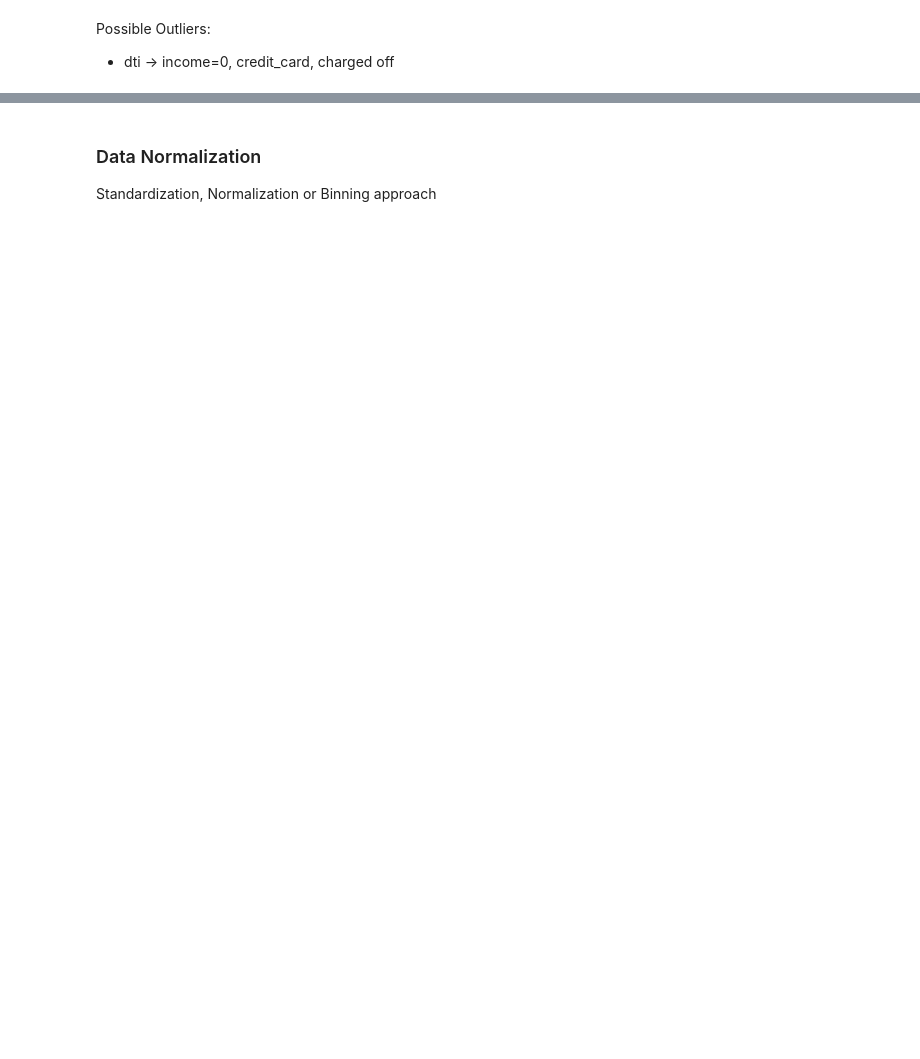
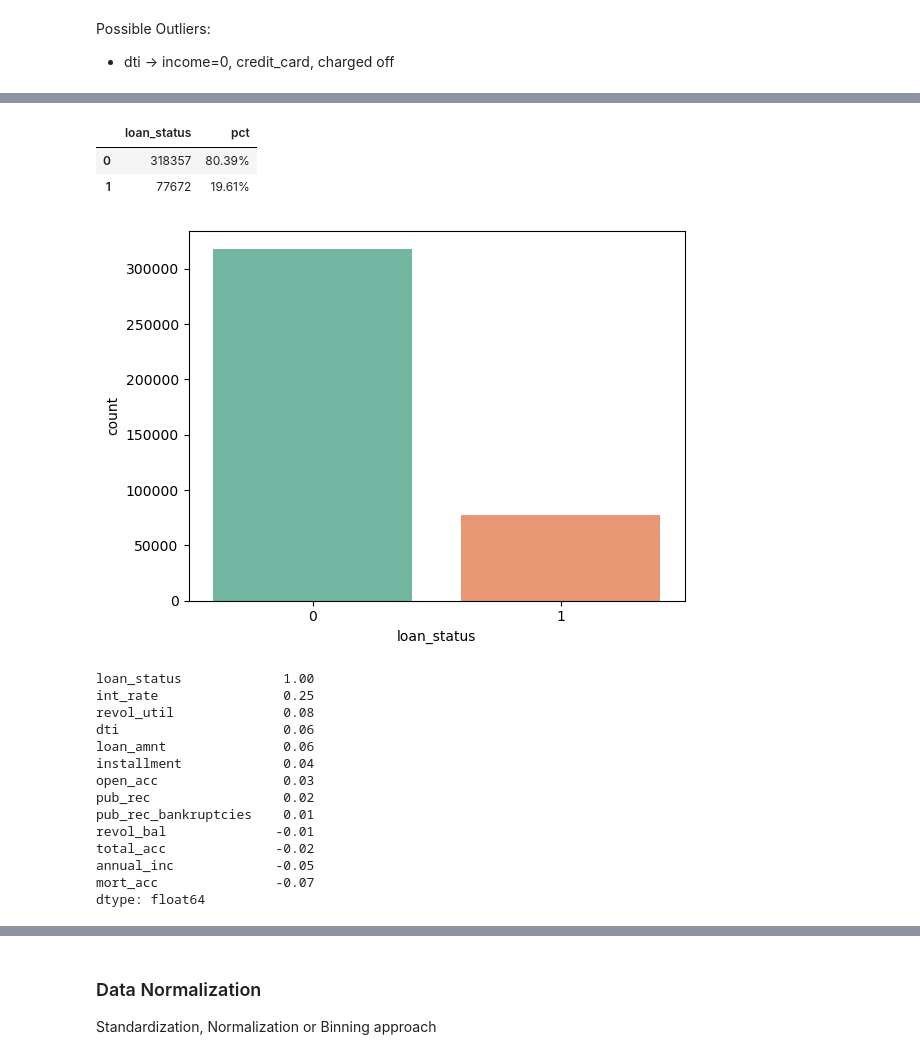
Before and after one commit to Teccaa/Applied_Credit_Risk, a Jupyter notebook: Data_Cleaning.ipynb, the cells around one changed output, grey strips where cells are left out. Drawn from its saved outputs; the diff is of its cells as text; code cells hidden in the pictures; blank space fills up the shorter version.

```diff
--- a/Data_Cleaning.ipynb
+++ b/Data_Cleaning.ipynb
@@ -433,0 +282,4 @@ Boxplot 5% / 95% \
+# %%
+# Change target variable to dummy
+data['loan_status'] = data['loan_status'].map({'Charged Off': 1, 'Fully Paid': 0})
+data
@@ -433,0 +300,34 @@ Boxplot 5% / 95% \
+# %%
+# Value count loan_status
+vc_loanstatus = data["loan_status"].value_counts().to_frame()
+vc_loanstatus["pct"] =  vc_loanstatus["loan_status"] / vc_loanstatus["loan_status"].sum()
+vc_loanstatus["pct"] = pd.Series(["{0:.2f}%".format(val * 100) for val in vc_loanstatus["pct"]], index = vc_loanstatus.index)
+display(vc_loanstatus)
+
+# Plotting loan_status
+sns.countplot(x=data["loan_status"], palette = "Set2")
+plt.xticks(rotation=0)
+plt.show()
+
+# Correlation of variables with loan_status
+cor_target = data.corrwith(data["loan_status"])
+cor_target.sort_values(axis = 0, ascending = False)
+# %% [output]
+|  | loan_status | pct |
+| 0 | 318357 | 80.39% |
+| 1 | 77672 | 19.61% |
+[figure, added]
+loan_status             1.00
+int_rate                0.25
+revol_util              0.08
+dti                     0.06
+loan_amnt               0.06
+installment             0.04
+open_acc                0.03
+pub_rec                 0.02
+pub_rec_bankruptcies    0.01
+revol_bal              -0.01
+total_acc              -0.02
+annual_inc             -0.05
+mort_acc               -0.07
+dtype: float64
```
Also changed, not shown: parts of 85 cells of this notebook.
